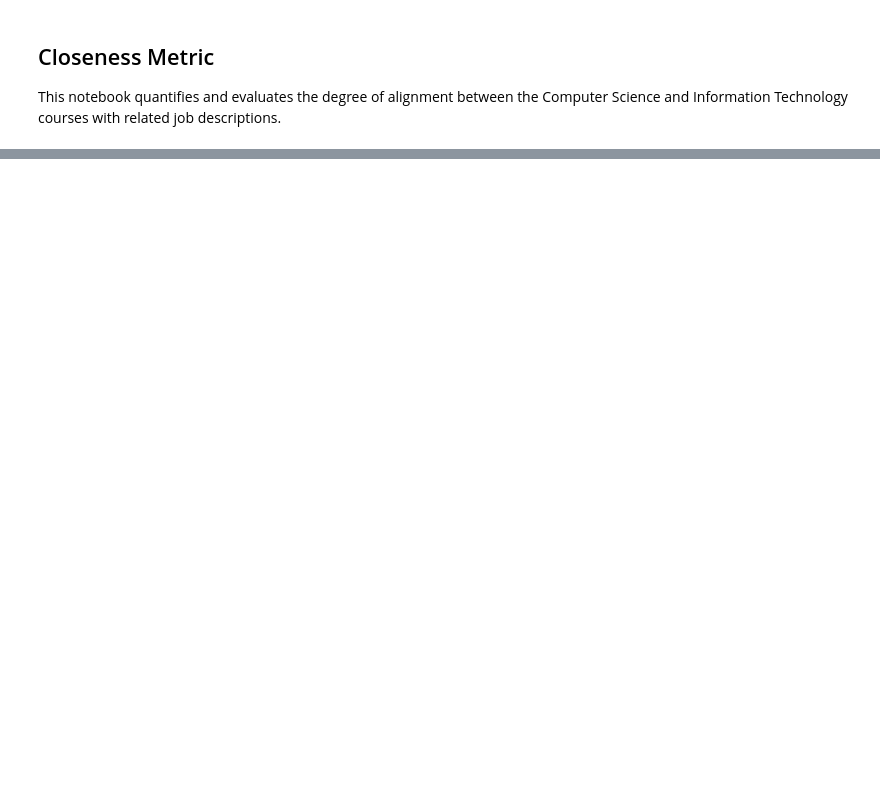
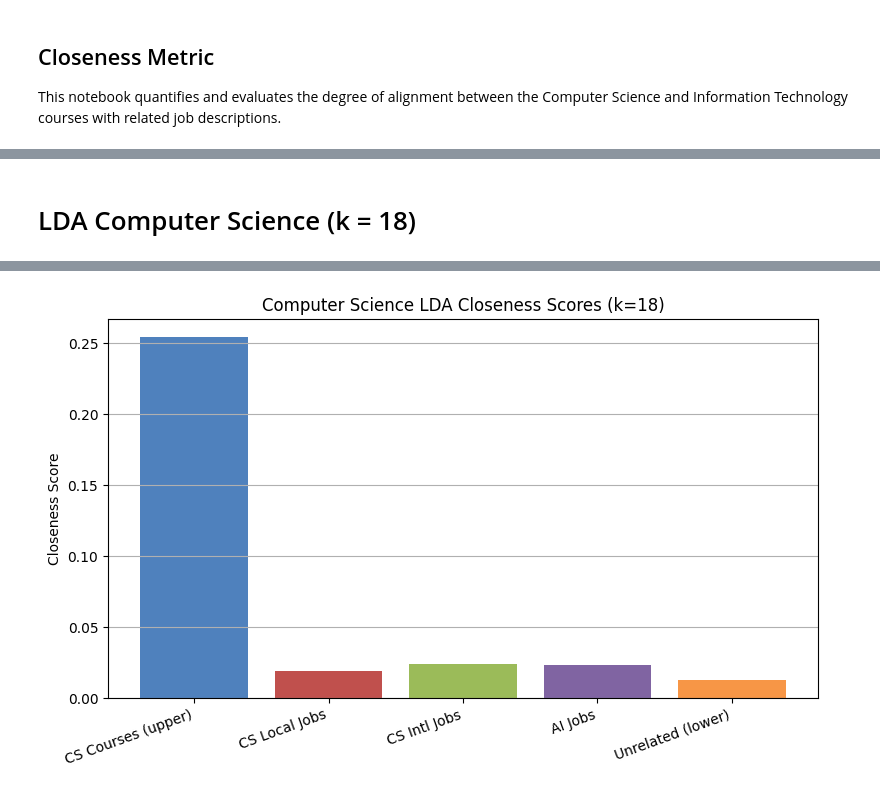
Before and after one commit to dingding1707/final-year-research-project, a Jupyter notebook: notebooks/closeness-metric.ipynb, the cells around one changed output, grey strips where cells are left out. Cells and saved outputs as stored; diff of their text form; code cells hidden in the pictures; blank space fills up the shorter version.

```diff
--- a/notebooks/closeness-metric.ipynb
+++ b/notebooks/closeness-metric.ipynb
@@ -459,0 +35,19 @@ plt.show()
+# %%
+def normalize_multiword_skills(skills):
+    if not isinstance(skills, list):
+        return[]
+    return [str(s).strip().replace(" ", "_") for s in skills if str(s).strip()]
+
+def clean_tokens(tokens):
+    return[
+        t for t in tokens
+        if t not in {"computer_science", "information_technology", "e", "case", "ar", "2d", "closing", "adding"}
+    ]
+
+def prepare_texts(records):
+    texts = []
+    for skills in records:
+        tokens = clean_tokens(normalize_multiword_skills(skills))
+        if tokens:
+            texts.append(tokens)
+    return texts
@@ -459,0 +225,51 @@ plt.show()
+# %% [markdown]
+# LDA Computer Science (k = 18)
+# %%
+cs_lda = train_lda(cs_course_texts, CS_NUM_TOPICS)
+
+print("\nComputer Science Topics:")
+for topic_num, topic_words in cs_lda["model"].print_topics(num_words=10):
+    print(f"\n  Topic {topic_num}: {topic_words}")
+print("\n" + "=" * 60 + "\n")
+
+cs_twp = get_topic_word_probs(cs_lda["model"], CS_NUM_TOPICS)
+
+cs_cr  = compute_lda_closeness(cs_course_texts, cs_twp)
+cs_lr  = compute_lda_closeness(cs_local_texts,  cs_twp)
+cs_ir  = compute_lda_closeness(cs_intl_texts,   cs_twp)
+cs_rur = compute_lda_closeness(unrelated_texts, cs_twp)
+cs_air = compute_lda_closeness(ai_texts,        cs_twp)
+
+cs_lda_rho_local = compute_rho(cs_lr["closeness"], cs_cr["closeness"], cs_rur["closeness"])
+cs_lda_rho_intl  = compute_rho(cs_ir["closeness"], cs_cr["closeness"], cs_rur["closeness"])
+cs_lda_rho_ai    = compute_rho(cs_air["closeness"],cs_cr["closeness"], cs_rur["closeness"])
+
+cs_lda_results_df = pd.DataFrame([
+    {"Dataset": "CS Courses (upper)", "Closeness": cs_cr["closeness"]},
+    {"Dataset": "CS Local Jobs",       "Closeness": cs_lr["closeness"]},
+    {"Dataset": "CS Intl Jobs",        "Closeness": cs_ir["closeness"]},
+    {"Dataset": "AI Jobs",             "Closeness": cs_air["closeness"]},
+    {"Dataset": "Unrelated (lower)",   "Closeness": cs_rur["closeness"]},
+])
+cs_lda_results_df["Closeness"] = cs_lda_results_df["Closeness"].round(4)
+print(cs_lda_results_df.to_string(index=False))
+
+cs_lda_align_df = pd.DataFrame([
+    {"Dataset": "CS Local Jobs",  "LDA rho": round(cs_lda_rho_local,4), "Feedback": feedback(cs_lda_rho_local)},
+    {"Dataset": "CS Intl Jobs",   "LDA rho": round(cs_lda_rho_intl, 4), "Feedback": feedback(cs_lda_rho_intl)},
+    {"Dataset": "AI Jobs",        "LDA rho": round(cs_lda_rho_ai,   4), "Feedback": feedback(cs_lda_rho_ai)},
+])
+print("\nCS LDA Alignment Scores:")
+print(cs_lda_align_df.to_string(index=False))
+
+# Bar chart
+plt.figure(figsize=(8, 5))
+plt.bar(cs_lda_results_df["Dataset"], cs_lda_results_df["Closeness"],
+        color=["#4F81BD","#C0504D","#9BBB59","#8064A2","#F79646"])
+plt.ylabel("Closeness Score")
+plt.title(f"Computer Science LDA Closeness Scores (k={CS_NUM_TOPICS})")
+plt.xticks(rotation=20, ha="right")
+plt.grid(axis="y")
+plt.tight_layout()
+plt.show()
+# %% [output]
@@ -459,0 +293 @@ plt.show()
+[figure, added]
```
Also changed, not shown: parts of 39 cells of this notebook, 2 other files.
